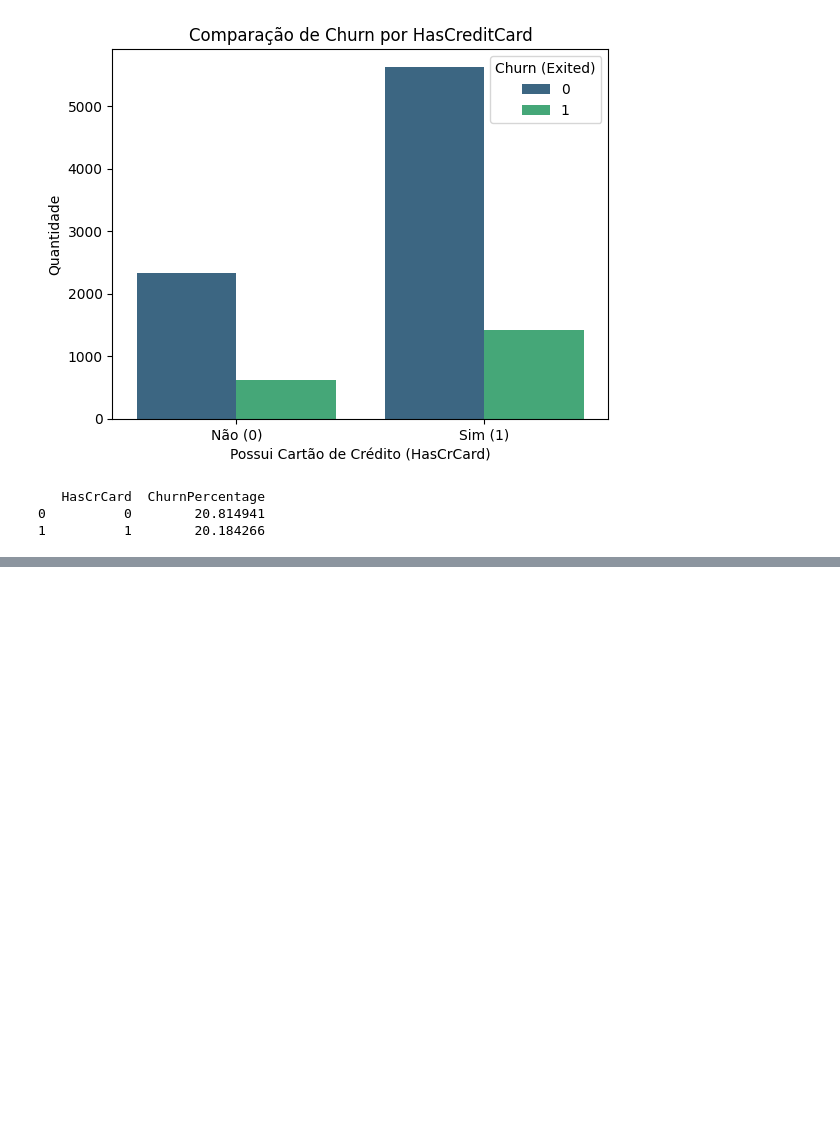
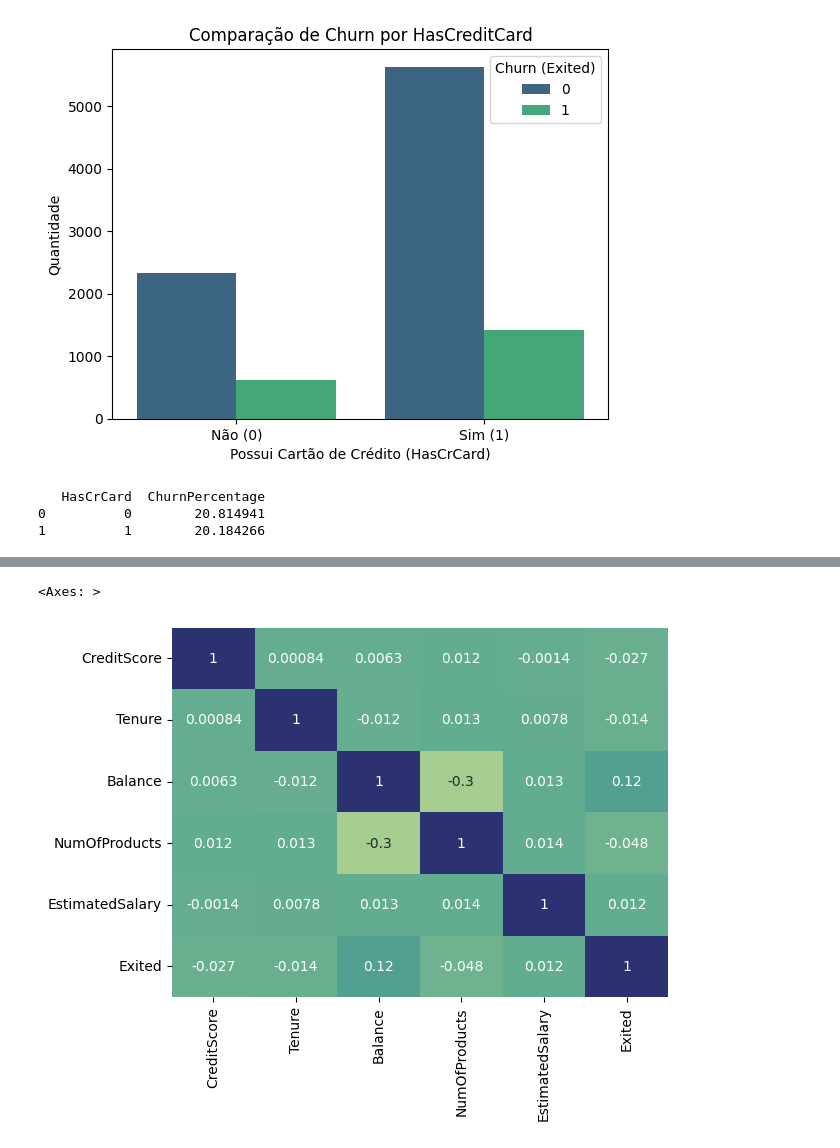
Before and after one commit to JulioRena/churn_predict, a Jupyter notebook: EDA.ipynb, the cells around one changed output, grey strips where cells are left out. Saved outputs shown, nothing was run; the diff lists cells and outputs as text; code cells hidden in the pictures; blank space fills up the shorter version.

```diff
--- a/EDA.ipynb
+++ b/EDA.ipynb
@@ -622,0 +774,9 @@ print(churn_proportion)
+# %%
+variaveis_continuas = ['CreditScore','Tenure','Balance', 'NumOfProducts','EstimatedSalary', 'Exited']
+
+df_continuas = df[variaveis_continuas]
+# %%
+sns.heatmap(df_continuas.corr(), cmap='crest', cbar=False, annot=True)
+# %% [output]
+<Axes: >
+[figure, added]
```
Also changed, not shown: parts of 25 cells of this notebook.
